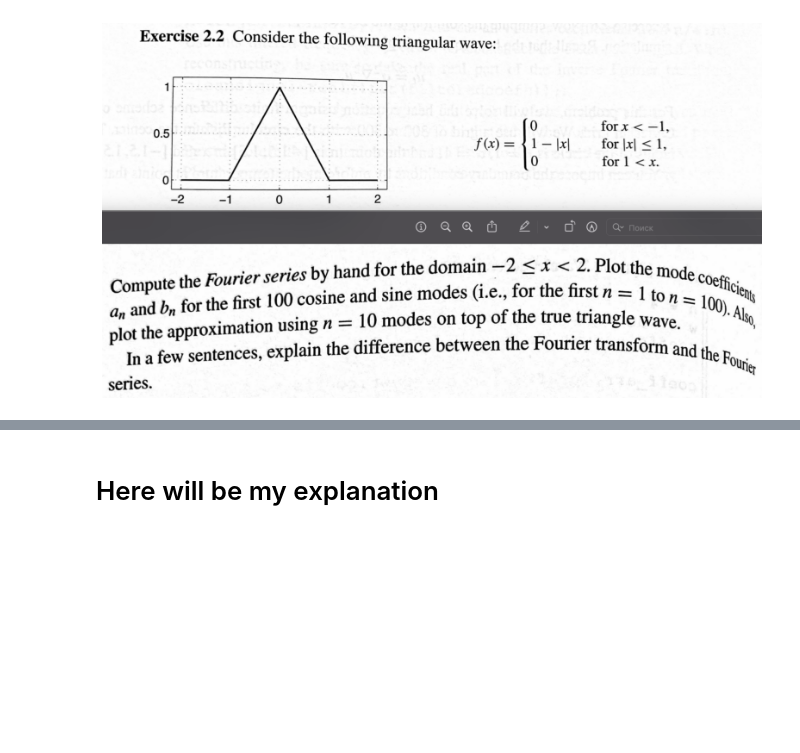
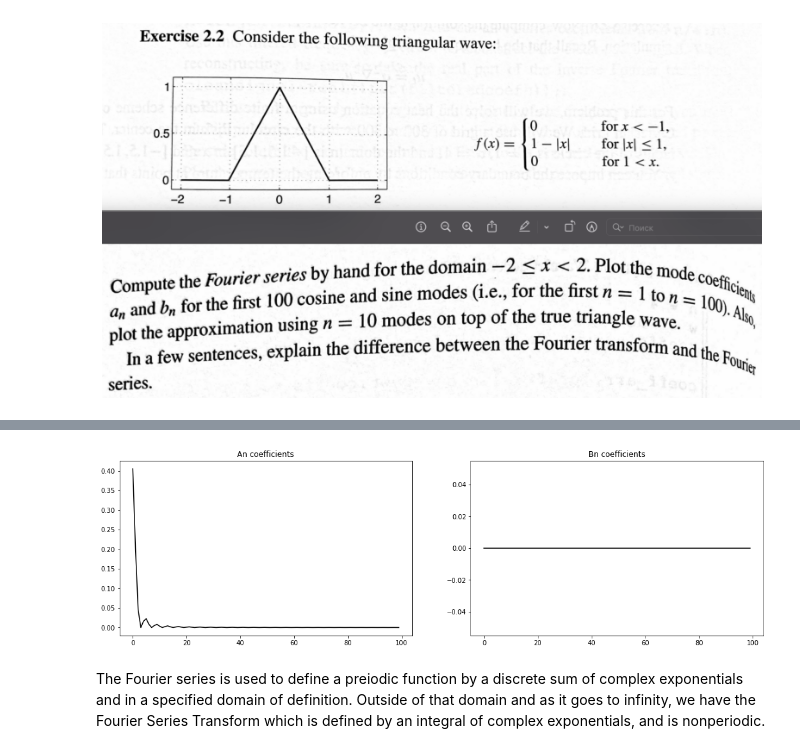
Before and after one commit to Saizt/UH-Pattern-Recognition, a Jupyter notebook: Ex 2.1-2.2/Ex 2.1-2.2.ipynb, the cells around one changed output, grey strips where cells are left out. Cells and saved outputs as stored; diff of their text form; code cells hidden in the pictures; blank space fills up the shorter version.

```diff
--- a/Ex 2.1-2.2/Ex 2.1-2.2.ipynb
+++ b/Ex 2.1-2.2/Ex 2.1-2.2.ipynb
@@ -49,2 +86,11 @@ plt.axis('off');
+# %%
+fig, ax = plt.subplots(1, 2, figsize=(18,5))
+
+ax[0].plot(An, color='k')
+ax[0].set_title('An coefficients')
+ax[1].plot(np.zeros(100), color='k')
+ax[1].set_title('Bn coefficients');
+# %% [output]
+[figure, added]
 # %% [markdown]
-# Here will be my explanation
+The Fourier series is used to define a preiodic function by a discrete sum of complex exponentials and in a specified domain of definition. Outside of that domain and as it goes to infinity, we have the Fourier Series Transform which is defined by an integral of complex exponentials, and is nonperiodic.
```
Also changed, not shown: parts of 4 cells of this notebook, 2 other files.
